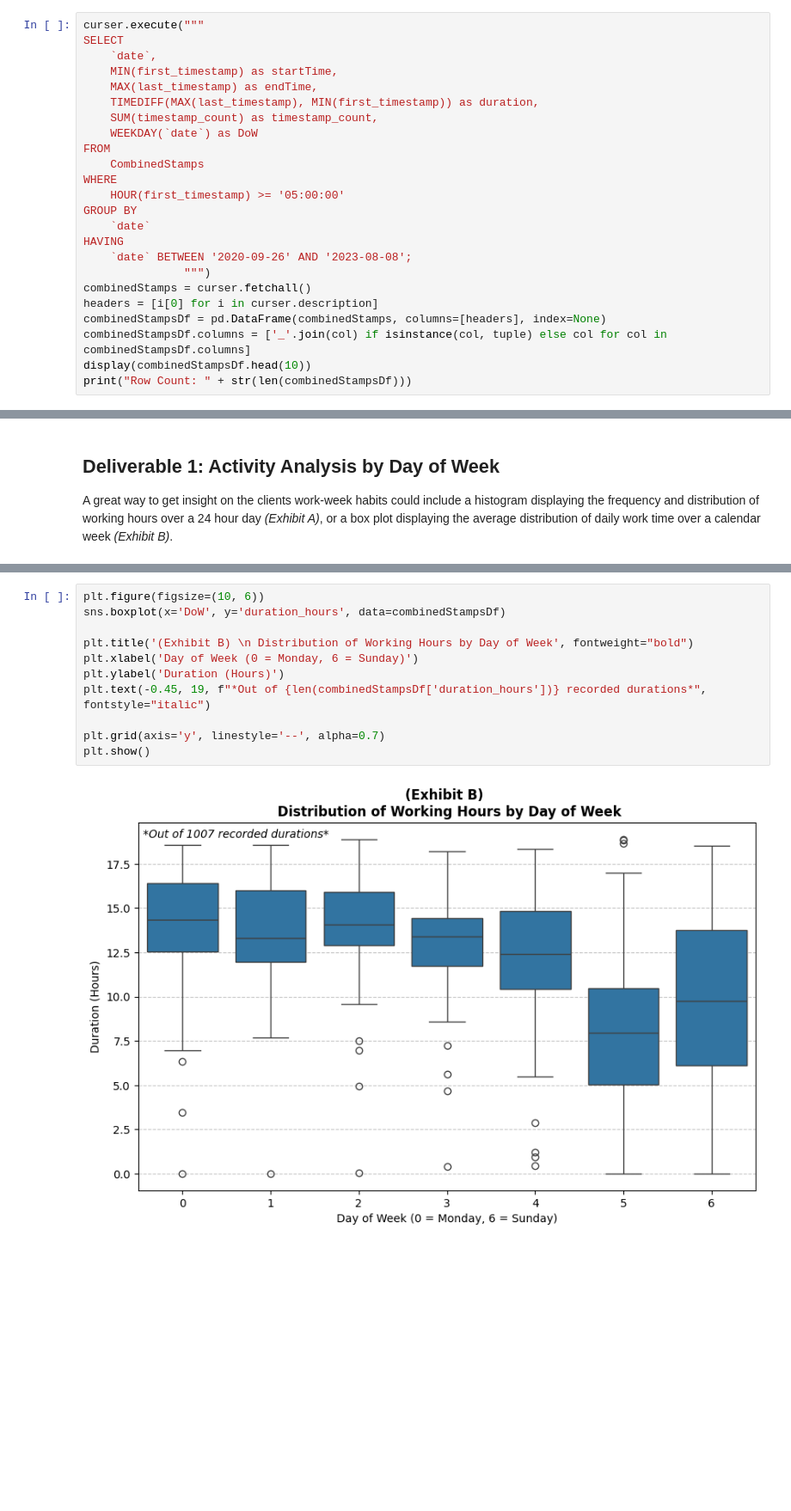
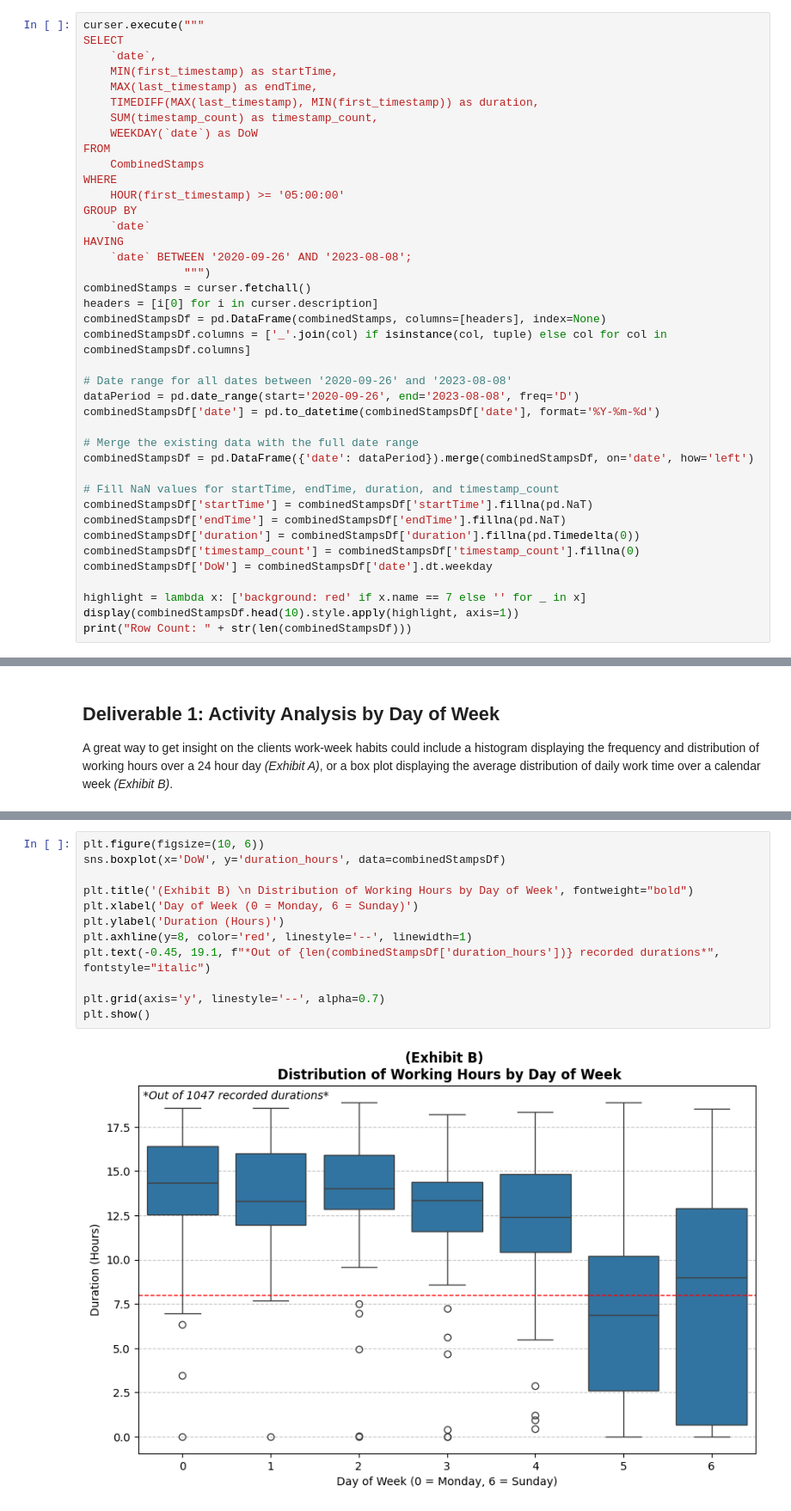
Before and after one commit to SB0912/Consulting-Portfolio, a Jupyter notebook: HvT.ipynb, the cells around one changed output, grey strips where cells are left out. Shown at 86% size. Saved outputs shown, nothing was run; the diff lists cells and outputs as text; blank space fills up the shorter version.

Commit message:
updated charts

```diff
--- a/HvT.ipynb
+++ b/HvT.ipynb
@@ -200,7 +200,23 @@ combinedStamps = curser.fetchall()
 headers = [i[0] for i in curser.description]
 combinedStampsDf = pd.DataFrame(combinedStamps, columns=[headers], index=None)
 combinedStampsDf.columns = ['_'.join(col) if isinstance(col, tuple) else col for col in combinedStampsDf.columns]
-display(combinedStampsDf.head(10))
+
+# Date range for all dates between '2020-09-26' and '2023-08-08'
+dataPeriod = pd.date_range(start='2020-09-26', end='2023-08-08', freq='D')
+combinedStampsDf['date'] = pd.to_datetime(combinedStampsDf['date'], format='%Y-%m-%d')
+
+# Merge the existing data with the full date range
+combinedStampsDf = pd.DataFrame({'date': dataPeriod}).merge(combinedStampsDf, on='date', how='left')
+
+# Fill NaN values for startTime, endTime, duration, and timestamp_count
+combinedStampsDf['startTime'] = combinedStampsDf['startTime'].fillna(pd.NaT)
+combinedStampsDf['endTime'] = combinedStampsDf['endTime'].fillna(pd.NaT)
+combinedStampsDf['duration'] = combinedStampsDf['duration'].fillna(pd.Timedelta(0))
+combinedStampsDf['timestamp_count'] = combinedStampsDf['timestamp_count'].fillna(0)
+combinedStampsDf['DoW'] = combinedStampsDf['date'].dt.weekday
+
+highlight = lambda x: ['background: red' if x.name == 7 else '' for _ in x]
+display(combinedStampsDf.head(10).style.apply(highlight, axis=1))
 print("Row Count: " + str(len(combinedStampsDf)))
 # %% [output]
 |  | date | startTime | endTime | duration | timestamp_count | DoW |
@@ -241,13 +260,14 @@ This chart tells me out of the 1007 duration records over the observable period,
 # %%
 plt.figure(figsize=(10, 6))
 sns.boxplot(x='DoW', y='duration_hours', data=combinedStampsDf)
 
 plt.title('(Exhibit B) \n Distribution of Working Hours by Day of Week', fontweight="bold")
 plt.xlabel('Day of Week (0 = Monday, 6 = Sunday)')
 plt.ylabel('Duration (Hours)')
-plt.text(-0.45, 19, f"*Out of {len(combinedStampsDf['duration_hours'])} recorded durations*", fontstyle="italic")
+plt.axhline(y=8, color='red', linestyle='--', linewidth=1)
+plt.text(-0.45, 19.1, f"*Out of {len(combinedStampsDf['duration_hours'])} recorded durations*", fontstyle="italic")
 
 plt.grid(axis='y', linestyle='--', alpha=0.7)
 plt.show()
 # %% [output]
-[figure, old version]
+[figure, new version]
```
Also changed, not shown: parts of 6 cells of this notebook.
